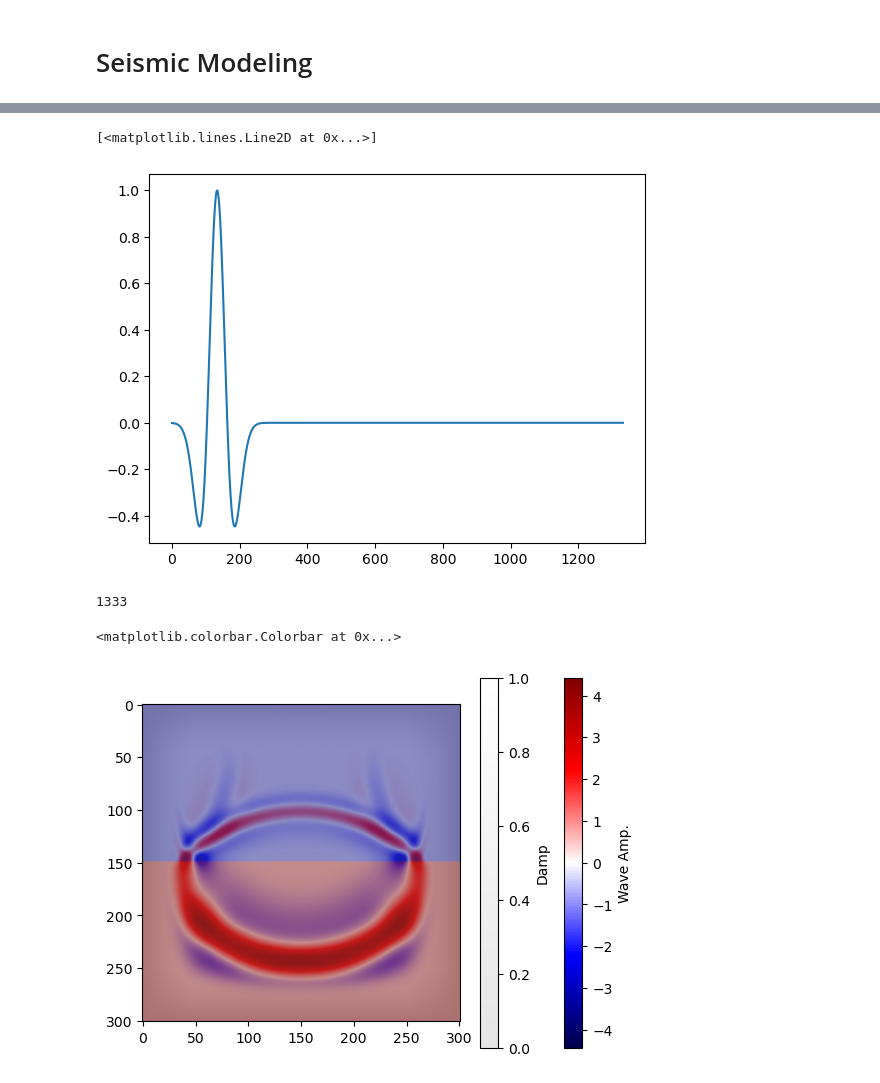
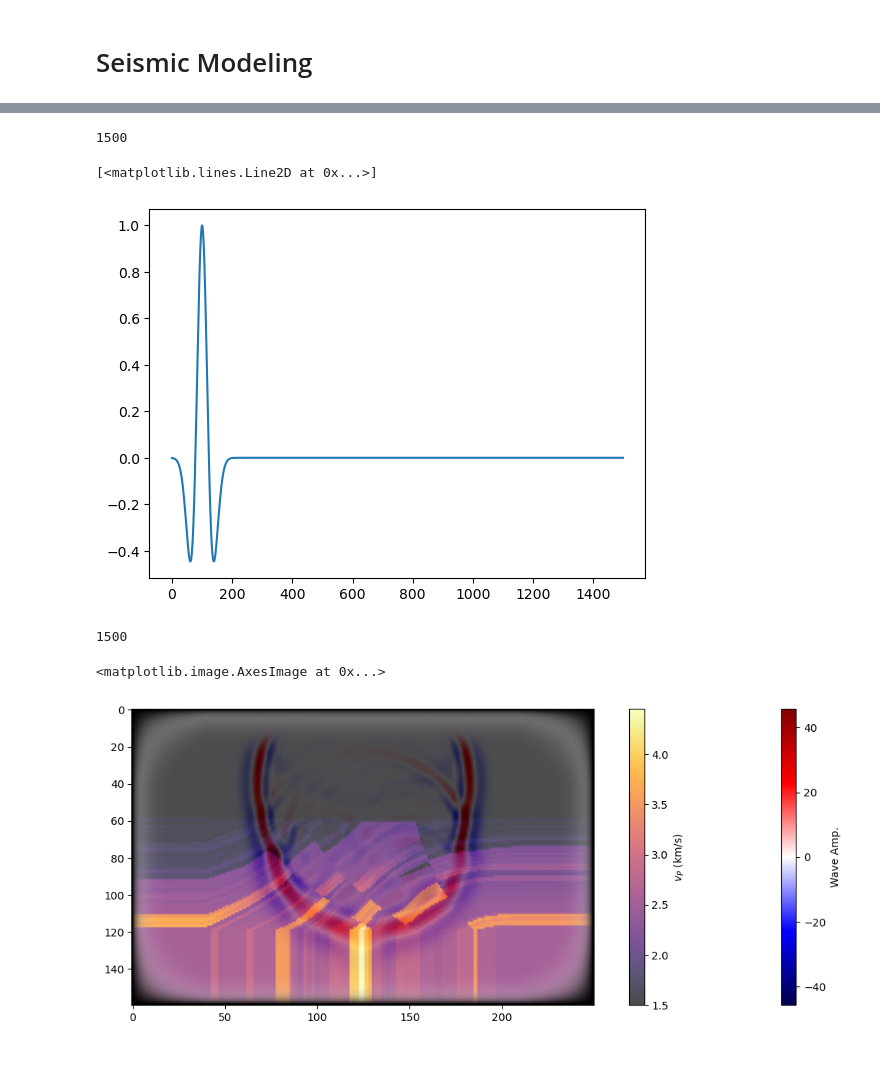
Before and after one commit to alphanumeric-username/geod67-project, a Jupyter notebook: seismic_modeling.ipynb, the cells around one changed output, grey strips where cells are left out. Cells and saved outputs as stored; diff of their text form; code cells hidden in the pictures.

```diff
--- a/seismic_modeling.ipynb
+++ b/seismic_modeling.ipynb
@@ -31,0 +17,18 @@ vp = VelocityModel(vp_data, h[0], h[1])
+# %%
+# shape = (301, 301)
+shape = (170, 80)
+# h = (10, 10)
+h = (25, 25)
+
+nbl = 40
+
+# vp_data = 1.5 * np.ones(shape, dtype=np.float32)
+# vp_data[:,shape[1]//2:] = 3
+
+vp_data = np.fromfile('./data/marmo_vp_nx170nz80dx25dz25.bin', dtype=np.float32).reshape(shape)/1e3
+
+vp_data = np.pad(vp_data, nbl, mode='edge')
+# damp_mask = np.zeros_like(vp_data)
+damp_mask = generate_damp_mask(vp_data, nbl)
+
+vp = VelocityModel(vp_data, h[0], h[1])
@@ -37,3 +44,9 @@ plt.imshow(damp_mask)
 # %%
-src_positions = np.array([[shape[0]//2, nbl]], dtype=np.int32)
-rec_positions = np.array([[shape[0]//3, shape[1]//3 + nbl]], dtype=np.int32)
+src_positions = np.array([[vp.shape[0]//2, nbl]], dtype=np.int32)
+
+# nrec = (shape[0] - 2*nbl)//2
+nrec = (vp.shape[0] - 2*nbl)
+
+rec_positions = np.array([
+    [xr, nbl] for xr in np.linspace(nbl, vp.shape[0] - nbl, dtype=np.int32, num=nrec)
+], dtype=np.int32)
@@ -40,6 +73,6 @@ rec_positions = np.array([[shape[0]//3, shape[1]//3 + nbl]], dtype=np.int32)
 # %%
-dt = 1.5  # ms
-tn = 2000 # ms
+dt = 2.0  # ms
+tn = 3000 # ms
 fpeak = 5 * 1e-3
 
 src_wavelet = np.array([ricker(fpeak, dt, int(tn//dt))])
@@ -75,22 +101,29 @@ plt.plot(ap.rec_data[0])
+# %%
+len(u_history)
+# %% [output]
+1500
 # %%
 plt.plot(ricker(fpeak, dt, tn//dt))
 # %% [output]
 [<matplotlib.lines.Line2D at 0x...>]
-[figure, old version]
+[figure, new version]
 # %%
 ap.nt
 # %% [output]
-1333
+1500
 # %%
-idx = 800
+idx = 600
 vmax = np.abs(u_history[idx]).max()
+plt.figure(figsize=(15,5))
 plt.imshow(u_history[idx].T - np.median(u_history[idx]), cmap='seismic', vmax=vmax , vmin=-vmax)
 # plt.imshow(u_history[idx].T - u_history[idx-1].T, cmap='seismic', vmax=vmax , vmin=-vmax)
 plt.colorbar(label='Wave Amp.')
-plt.imshow(vp.data.T, cmap='jet', alpha=0.5, vmin = vp.data.min(), vmax=vp.data.max())
-plt.imshow(1-damp_mask.T, cmap='grey', alpha=0.1)
+plt.imshow(vp.data.T, cmap='inferno', alpha=0.7, vmin = vp.data.min(), vmax=vp.data.max())
+plt.colorbar(label='$v_P$ (km/s)')
+plt.imshow(1-damp_mask.T, cmap='grey', alpha=damp_mask.T)
+
+# plt.scatter
 # plt.colorbar(label='$v_P$ (km/s)')
-plt.colorbar(label='Damp')
 # %% [output]
-<matplotlib.colorbar.Colorbar at 0x...>
+<matplotlib.image.AxesImage at 0x...>
-[figure, old version]
+[figure, new version]
```
Also changed, not shown: parts of 26 cells of this notebook, 7 other files.
